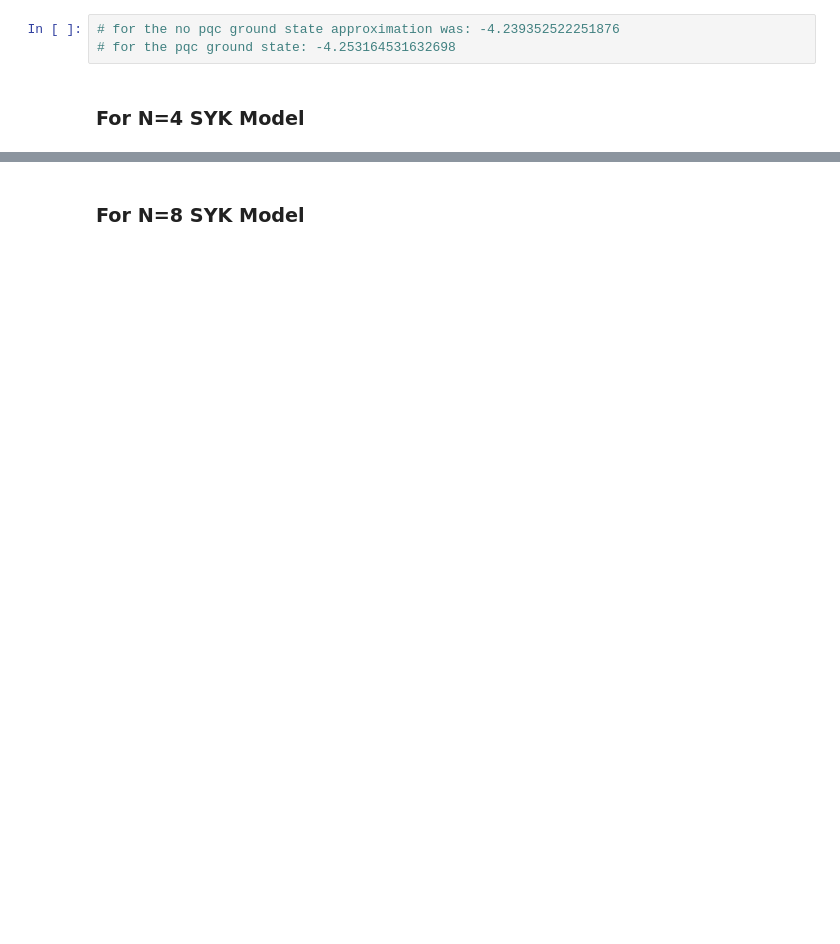
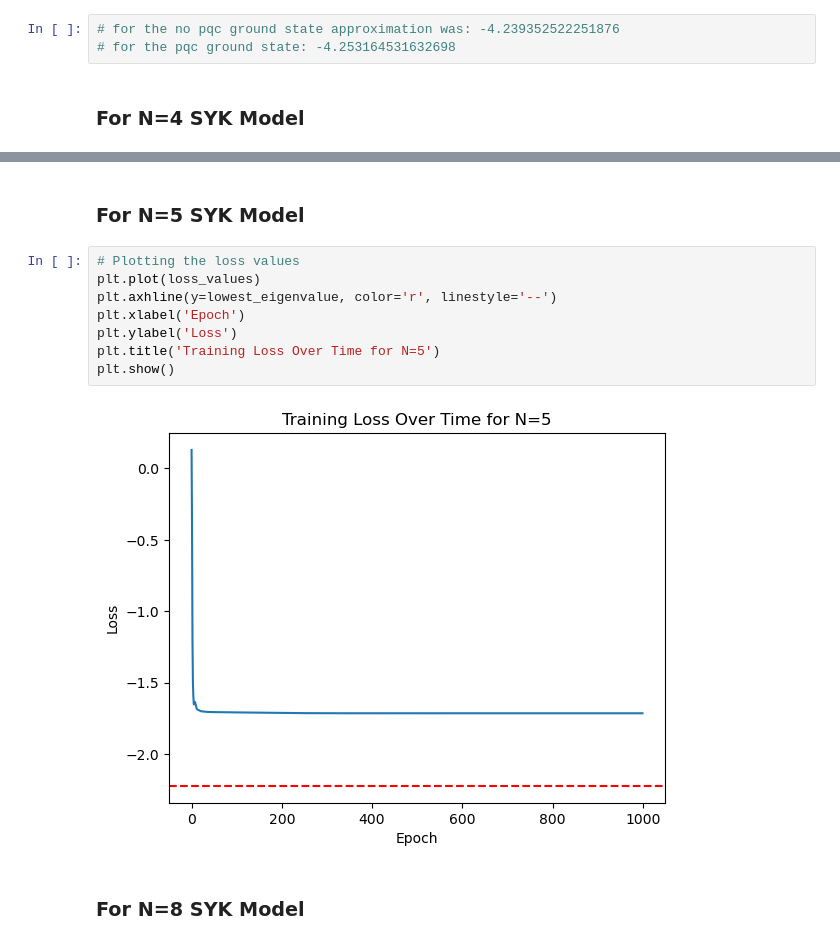
Before and after one commit to soundwaverohit/HybridQuantumClassicalEncoder-MolecularSystems, a Jupyter notebook: SYK_Hamiltonian_HA_Model/SYK_Model.ipynb, the cells around one changed output, grey strips where cells are left out. Drawn from its saved outputs; the diff is of its cells as text; blank space fills up the shorter version.

```diff
--- a/SYK_Hamiltonian_HA_Model/SYK_Model.ipynb
+++ b/SYK_Hamiltonian_HA_Model/SYK_Model.ipynb
@@ -372,3 +401,15 @@ plt.show()
+# %% [markdown]
+### For N=5 SYK Model
+# %%
+# Plotting the loss values
+plt.plot(loss_values)
+plt.axhline(y=lowest_eigenvalue, color='r', linestyle='--')
+plt.xlabel('Epoch')
+plt.ylabel('Loss')
+plt.title('Training Loss Over Time for N=5')
+plt.show()
+# %% [output]
+[figure, added]
 # %% [markdown]
 ### For N=8 SYK Model
 # %%
```
Also changed, not shown: parts of 14 cells of this notebook, 3 other files.
